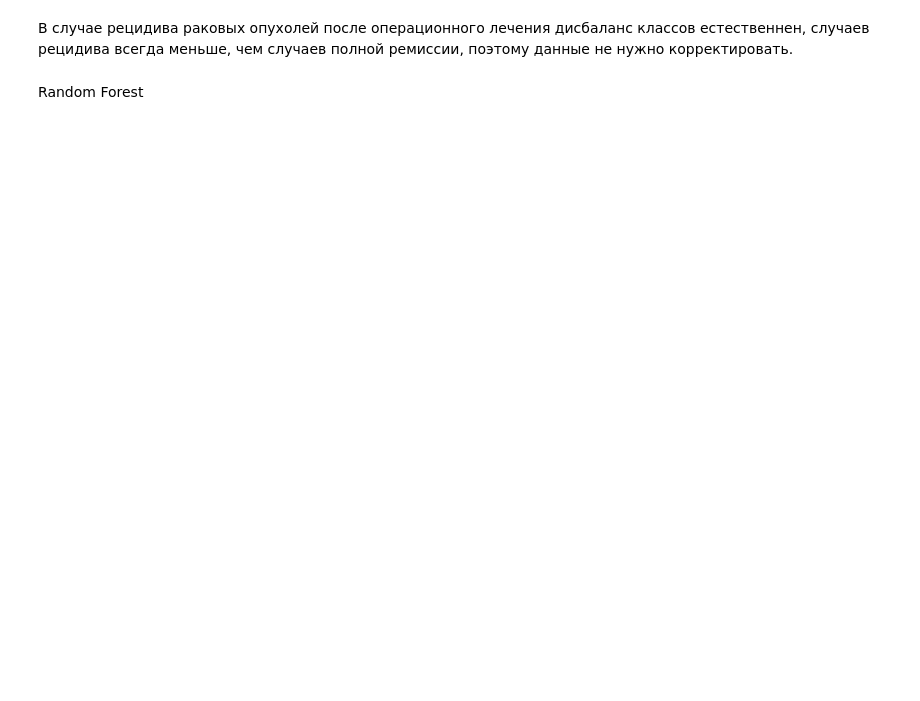
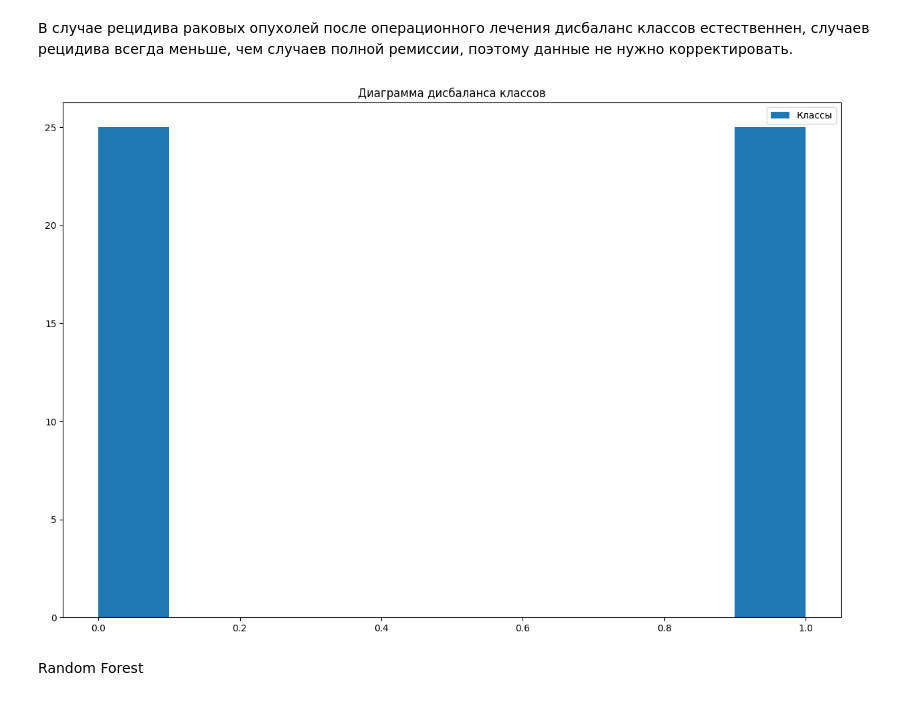
Before and after one commit to Yanapple/Predicting-prostate-cancer-recurrence-after-surgical-treatment, a Jupyter notebook: Python/models.ipynb, the cells around one changed output. Cells and saved outputs as stored; diff of their text form; code cells hidden in the pictures; blank space fills up the shorter version.

```diff
--- a/Python/models.ipynb
+++ b/Python/models.ipynb
@@ -66,5 +67,21 @@ plt.show()
 # %% [markdown]
 В случае рецидива раковых опухолей после операционного лечения дисбаланс классов естественнен, случаев рецидива всегда меньше, чем случаев полной ремиссии, поэтому данные не нужно корректировать.
+# %%
+df_1 = df.loc[df['status']==1]
+df_1 = df_1.loc[df_1.index.repeat(5)]
+df = pd.concat([df.loc[df['status']==0], df_1]).sample(frac=1)
+# %%
+fig, ax = plt.subplots(figsize=(15, 10))
+plt.hist(df['status'])
+
+# Title to the plot
+plt.title("Диаграмма дисбаланса классов")
+
+# Adding the legends
+plt.legend(["Классы"])
+plt.show()
+# %% [output]
+[figure, added]
 # %% [markdown]
 Random Forest
 # %%
```
Also changed, not shown: parts of 8 cells of this notebook.
